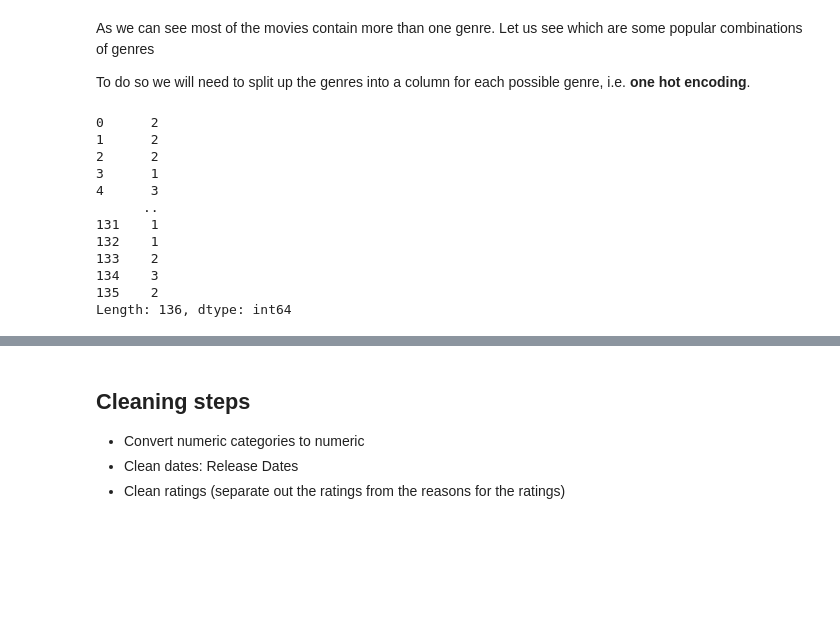
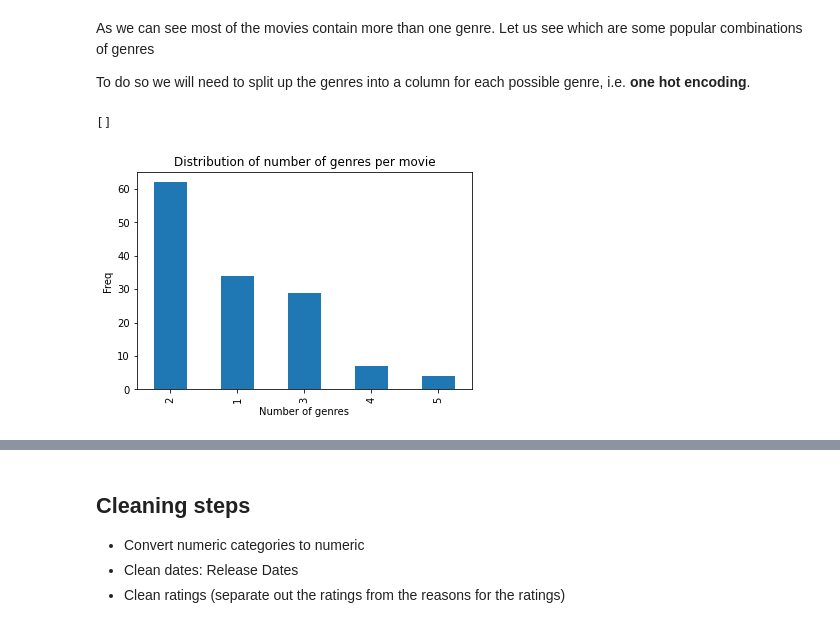
Before and after one commit to ianian-dot/scraping-and-analysing-A24-movies, a Jupyter notebook: a24_rt_analysis.ipynb, the cells around one changed output, grey strips where cells are left out. Cells and saved outputs as stored; diff of their text form; code cells hidden in the pictures; blank space fills up the shorter version.

```diff
--- a/a24_rt_analysis.ipynb
+++ b/a24_rt_analysis.ipynb
@@ -130,21 +131,15 @@ To do so we will need to split up the genres into a column for each possible gen
 # %%
 unique_genres = genre_freq['Genre'].tolist()
 
 for genre in unique_genres:
     movies_df[genre] = movies_df['Genre'].apply(lambda x: 1 if genre in x else 0)
 
 ## Check results
-movies_df[unique_genres].sum(axis=1)
+## See total number of genres per movie by summing up the 1s horizontally
+movies_df[unique_genres].sum(axis=1).value_counts().plot(kind = 'bar', xlabel = 'Number of genres',
+                                                         ylabel = 'Freq',
+                                                         title = 'Distribution of number of genres per movie')
+plt.plot()
 # %% [output]
-0      2
-1      2
-2      2
-3      1
-4      3
-      ..
-131    1
-132    1
-133    2
-134    3
-135    2
-Length: 136, dtype: int64
+[]
+[figure, added]
```
Also changed, not shown: parts of 23 cells of this notebook, 6 other files.
